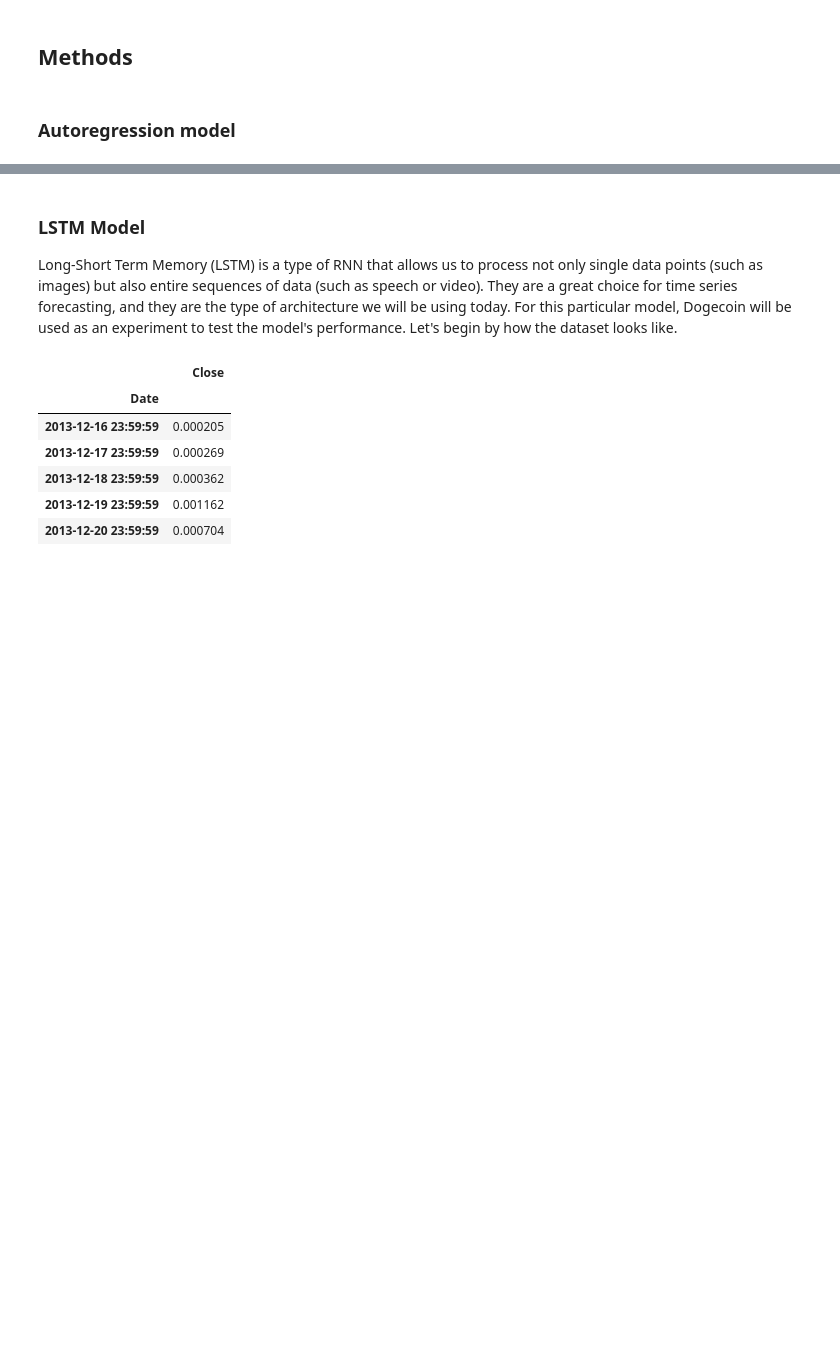
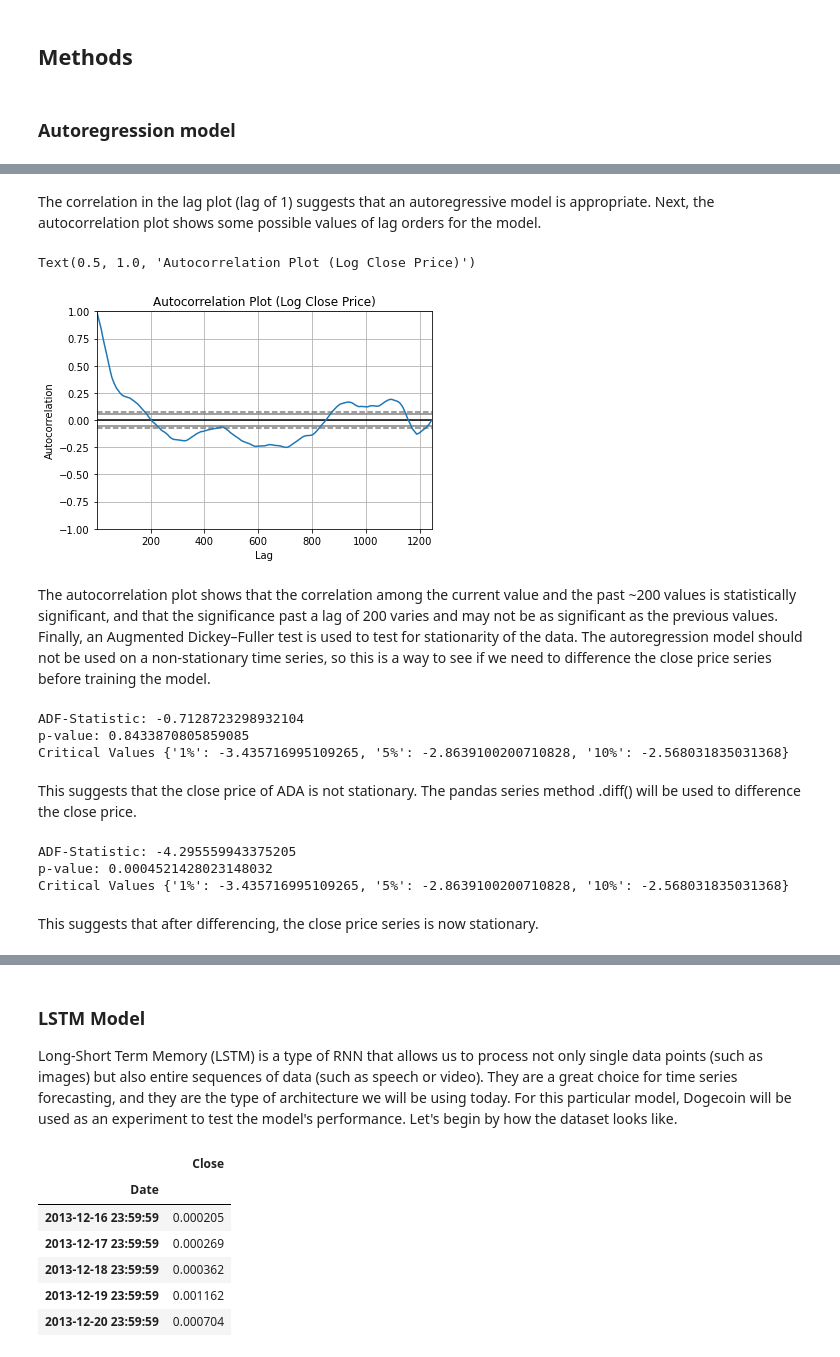
Before and after one commit to DSEI21000-S21/project-altcoinpriceprediction, a Jupyter notebook: Final_Report.ipynb, the cells around one changed output, grey strips where cells are left out. Saved outputs shown, nothing was run; the diff lists cells and outputs as text; code cells hidden in the pictures; blank space fills up the shorter version.

Commit message:
methods autoregression 1

```diff
--- a/Final_Report.ipynb
+++ b/Final_Report.ipynb
@@ -31,0 +65,33 @@ The data was derived from [Blockchain's website](http://www.blockchain.com/explo
+# %% [markdown]
+The correlation in the lag plot (lag of 1) suggests that an autoregressive model is appropriate. Next, the autocorrelation plot shows some possible values of lag orders for the model.
+# %%
+pd.plotting.autocorrelation_plot(np.log(df['Close']))
+plt.title('Autocorrelation Plot (Log Close Price)')
+# %% [output]
+Text(0.5, 1.0, 'Autocorrelation Plot (Log Close Price)')
+[figure, added]
+# %% [markdown]
+The autocorrelation plot shows that the correlation among the current value and the past ~200 values is statistically significant, and that the significance past a lag of 200 varies and may not be as significant as the previous values. Finally, an Augmented Dickey–Fuller test is used to test for stationarity of the data. The autoregression model should not be used on a non-stationary time series, so this is a way to see if we need to difference the close price series before training the model.
+# %%
+from statsmodels.tsa.stattools import adfuller
+adf_test = adfuller(df['Close'].values)
+print('ADF-Statistic:',adf_test[0])
+print('p-value:',adf_test[1])
+print('Critical Values', adf_test[4])
+# %% [output]
+ADF-Statistic: -0.7128723298932104
+p-value: 0.8433870805859085
+Critical Values {'1%': -3.435716995109265, '5%': -2.8639100200710828, '10%': -2.568031835031368}
+# %% [markdown]
+This suggests that the close price of ADA is not stationary. The pandas series method .diff() will be used to difference the close price.
+# %%
+adf_test = adfuller(df['Close'].diff().dropna().values)
+print('ADF-Statistic:',adf_test[0])
+print('p-value:',adf_test[1])
+print('Critical Values', adf_test[4])
+# %% [output]
+ADF-Statistic: -4.295559943375205
+p-value: 0.0004521428023148032
+Critical Values {'1%': -3.435716995109265, '5%': -2.8639100200710828, '10%': -2.568031835031368}
+# %% [markdown]
+This suggests that after differencing, the close price series is now stationary.
```
Also changed, not shown: parts of 5 cells of this notebook, 1 other file.
